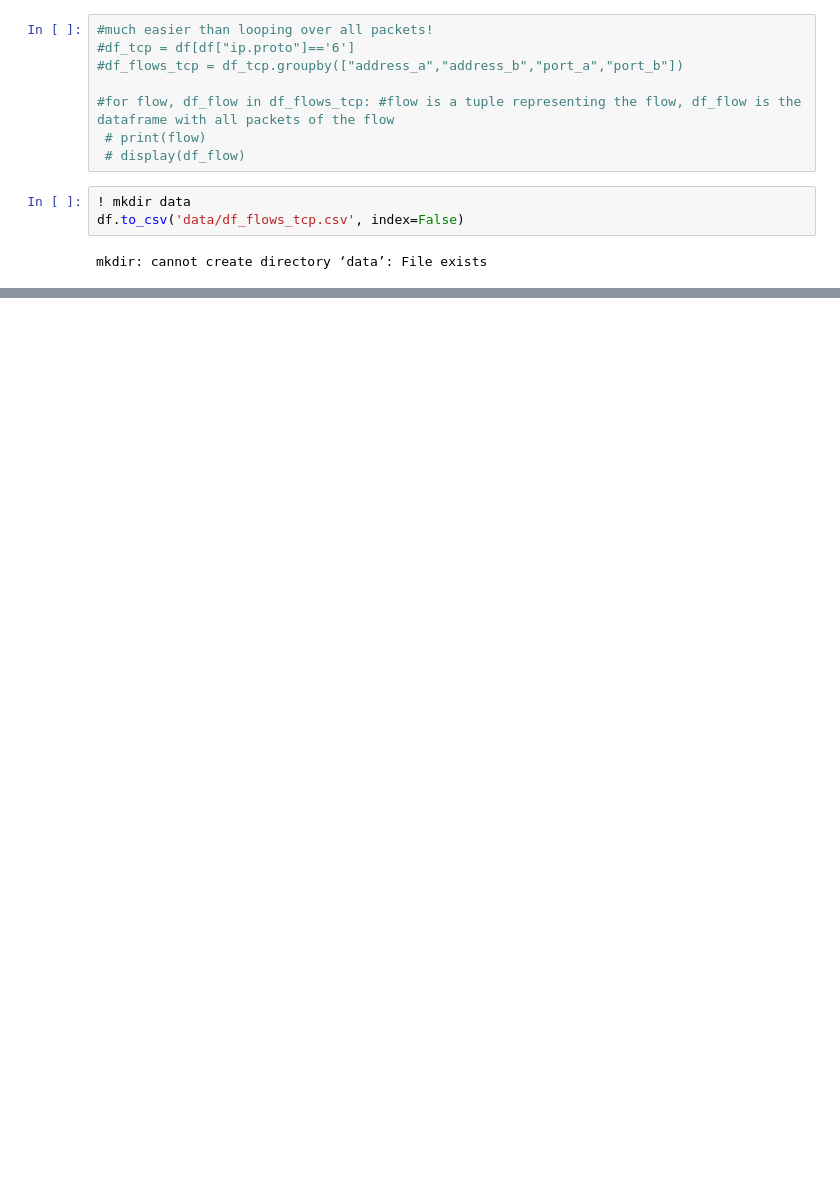
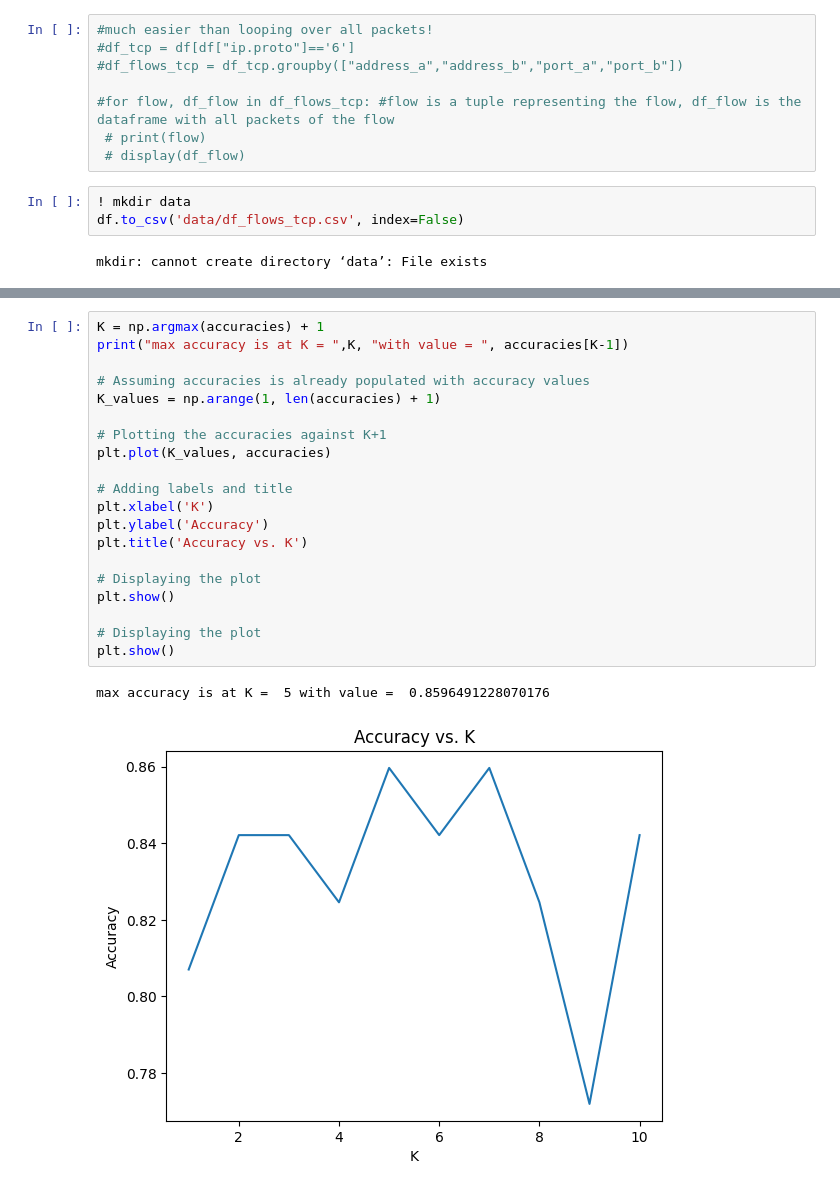
Before and after one commit to tugrul-kok/NMDA, a Jupyter notebook: HW2-HTTP-Traffic/Untitled1.ipynb, the cells around one changed output, grey strips where cells are left out. Drawn from its saved outputs; the diff is of its cells as text; blank space fills up the shorter version.

```diff
--- a/HW2-HTTP-Traffic/Untitled1.ipynb
+++ b/HW2-HTTP-Traffic/Untitled1.ipynb
@@ -376 +443,24 @@ Processing file   df_flows_tcp.csv
+# %%
+K = np.argmax(accuracies) + 1
+print("max accuracy is at K = ",K, "with value = ", accuracies[K-1])
+
+# Assuming accuracies is already populated with accuracy values
+K_values = np.arange(1, len(accuracies) + 1)
+
+# Plotting the accuracies against K+1
+plt.plot(K_values, accuracies)
+
+# Adding labels and title
+plt.xlabel('K')
+plt.ylabel('Accuracy')
+plt.title('Accuracy vs. K')
+
+# Displaying the plot
+plt.show()
+
+# Displaying the plot
+plt.show()
+# %% [output]
+max accuracy is at K =  5 with value =  0.8596491228070176
+[figure, added]
 # %%
```
Also changed, not shown: parts of 6 cells of this notebook, 6 other files.
